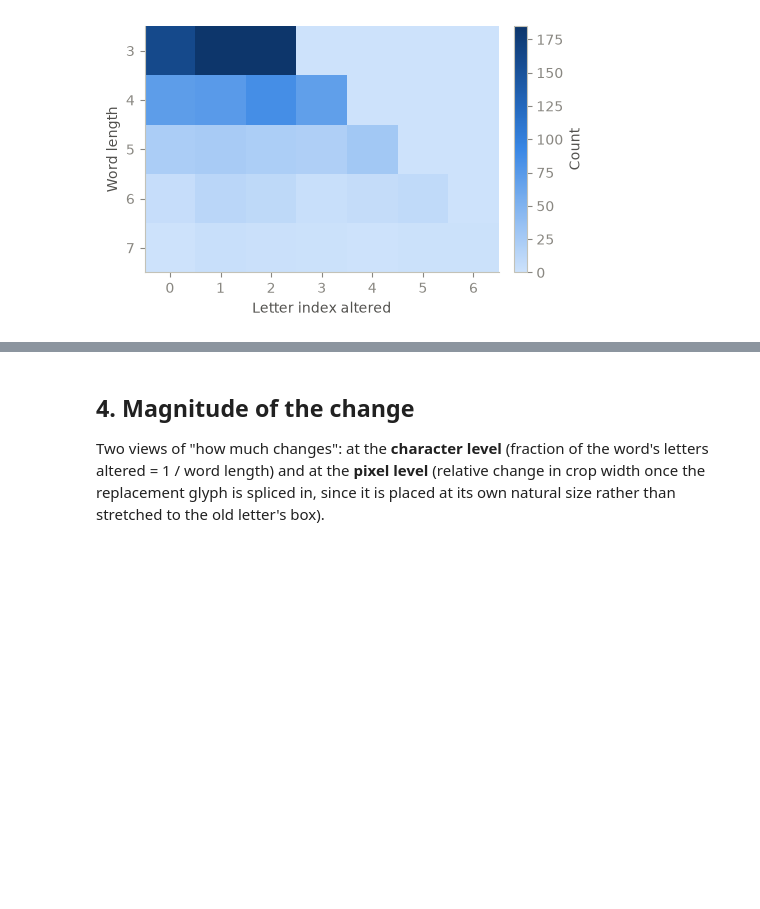
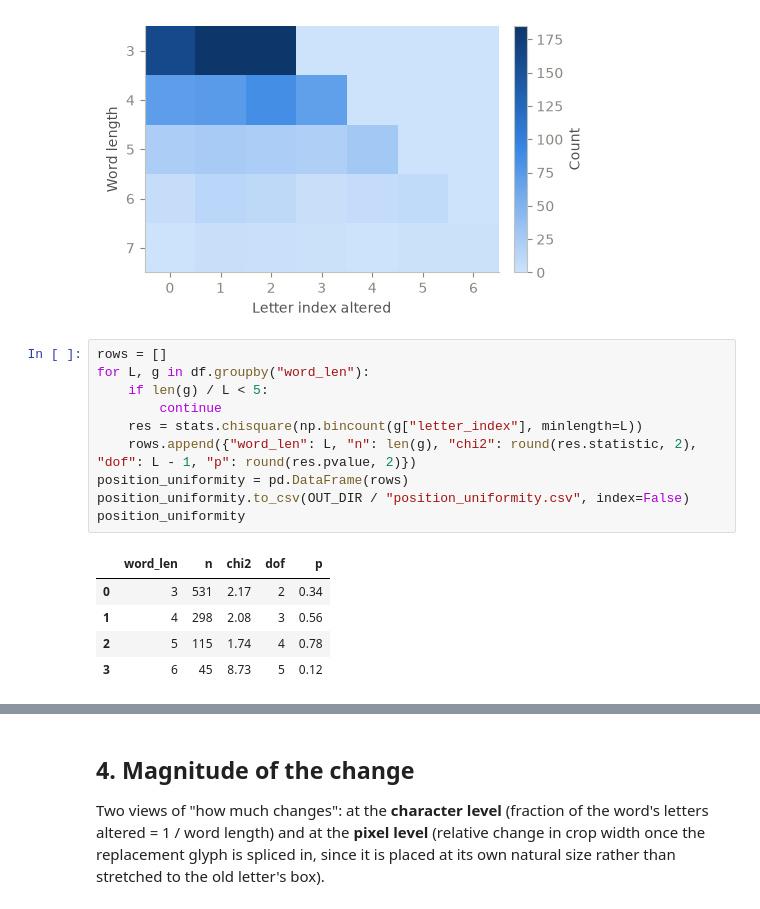
Before and after one commit to xiptos/htr_error_dataset, a Jupyter notebook: eda.ipynb, the cells around one changed output, grey strips where cells are left out. Cells and saved outputs as stored; diff of their text form; blank space fills up the shorter version.

```diff
--- a/eda.ipynb
+++ b/eda.ipynb
@@ -113,3 +125,19 @@ save_fig(fig, "fig2_position_heatmap", OUT_DIR)
 plt.show()
 # %% [output]
 [figure]
+# %%
+rows = []
+for L, g in df.groupby("word_len"):
+    if len(g) / L < 5:
+        continue
+    res = stats.chisquare(np.bincount(g["letter_index"], minlength=L))
+    rows.append({"word_len": L, "n": len(g), "chi2": round(res.statistic, 2), "dof": L - 1, "p": round(res.pvalue, 2)})
+position_uniformity = pd.DataFrame(rows)
+position_uniformity.to_csv(OUT_DIR / "position_uniformity.csv", index=False)
+position_uniformity
+# %% [output]
+|  | word_len | n | chi2 | dof | p |
+| 0 | 3 | 531 | 2.17 | 2 | 0.34 |
+| 1 | 4 | 298 | 2.08 | 3 | 0.56 |
+| 2 | 5 | 115 | 1.74 | 4 | 0.78 |
+| 3 | 6 | 45 | 8.73 | 5 | 0.12 |
```
Also changed, not shown: parts of 14 cells of this notebook, 2 other files.
